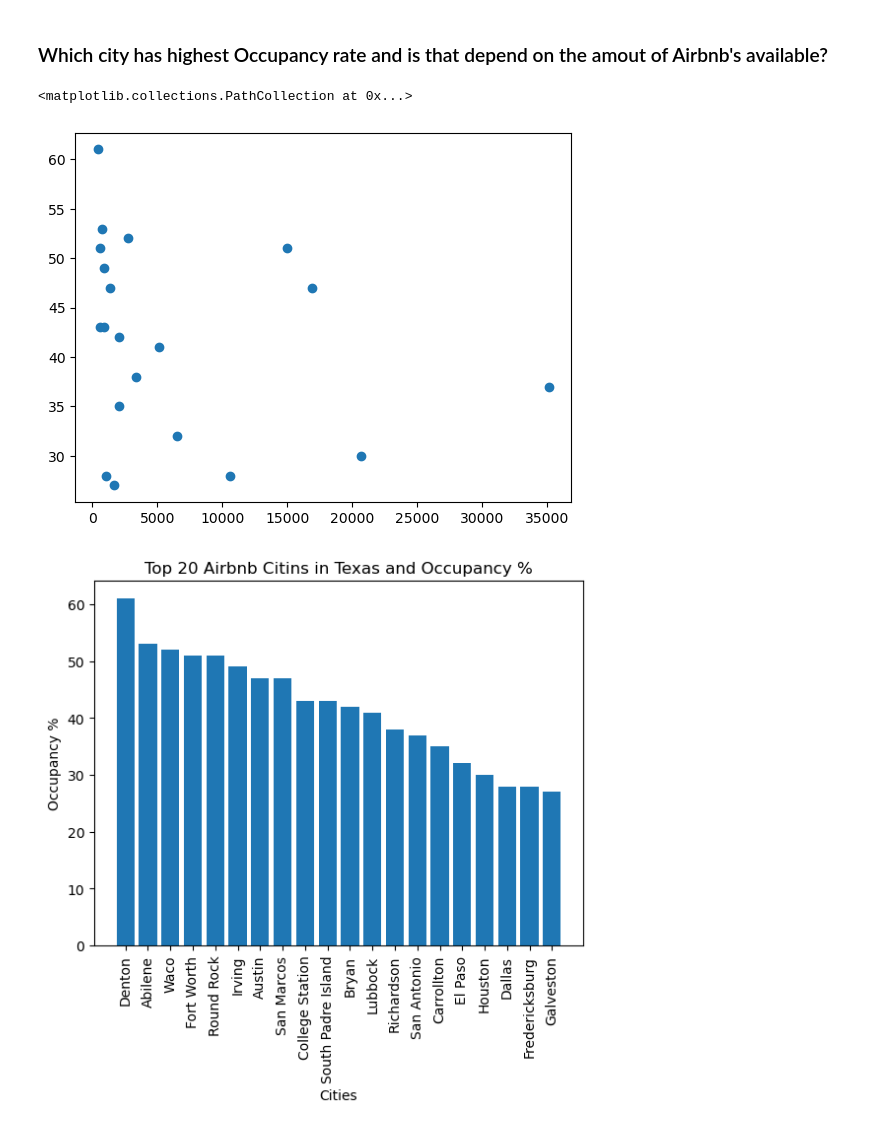
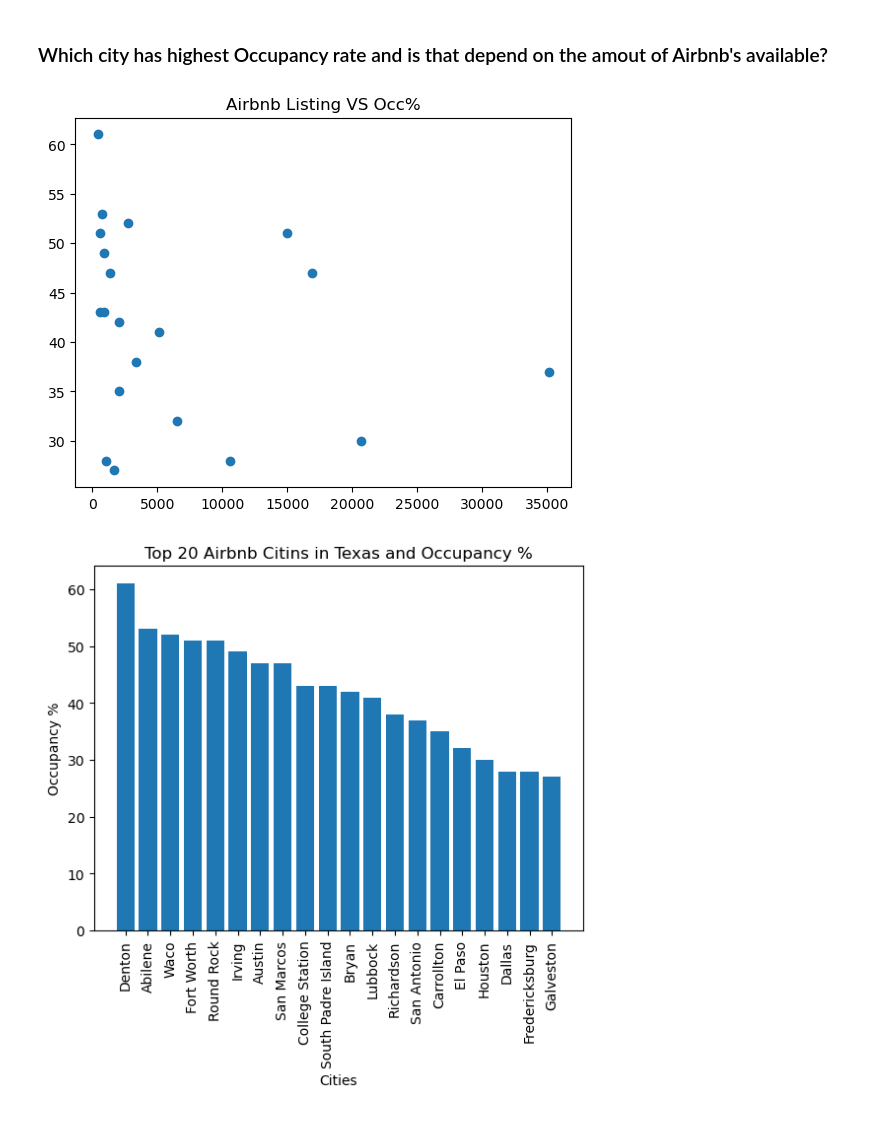
Before and after one commit to Memellsworth/Project1-, a Jupyter notebook: RealEstateTexas.ipynb, the cells around one changed output. Cells and saved outputs as stored; diff of their text form; code cells hidden in the pictures.

```diff
--- a/RealEstateTexas.ipynb
+++ b/RealEstateTexas.ipynb
@@ -61,12 +61,12 @@ city_data_cleaned
 | 19 | Galveston | TX | 27 | 1716 | 46332 |
 # %% [markdown]
 ### Which city has highest Occupancy rate and is that depend on the amout of Airbnb's available?
-# %%
-plt.scatter(city_data_cleaned["Total Airbnb Listing"],city_data_cleaned["Occupancy %"])
-#sayed run a regression and correlatio nfor this to see if it makes sense to do so.
-# %% [output]
-<matplotlib.collections.PathCollection at 0x...>
-[figure, removed]
+# %%
+plt.scatter(city_data_cleaned["Total Airbnb Listing"],city_data_cleaned["Occupancy %"])
+plt.title( "Airbnb Listing VS Occ%")
+plt.savefig("Output/rentalvslisting.png")
+# %% [output]
+[figure, added]
 # %%
 
 plt.bar(city_data_cleaned["City"],city_data_cleaned["Occupancy %"],alpha = 1, align="center")
```
Also changed, not shown: parts of 4 cells of this notebook.
